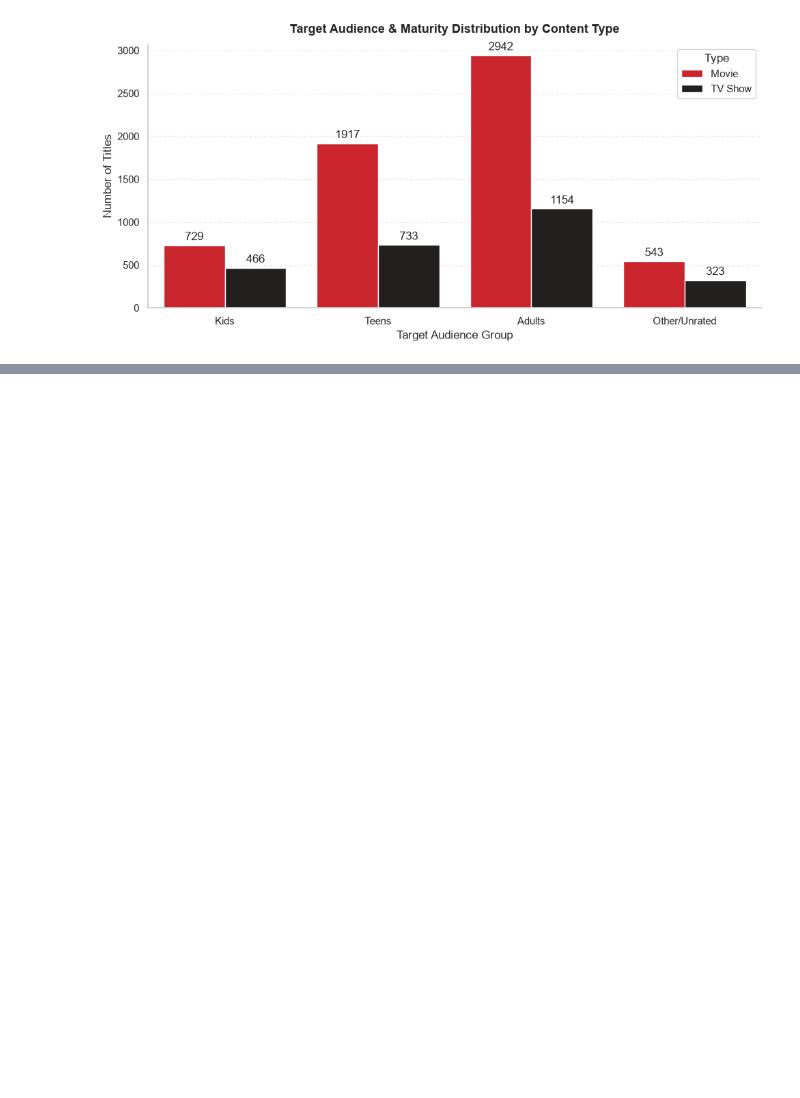
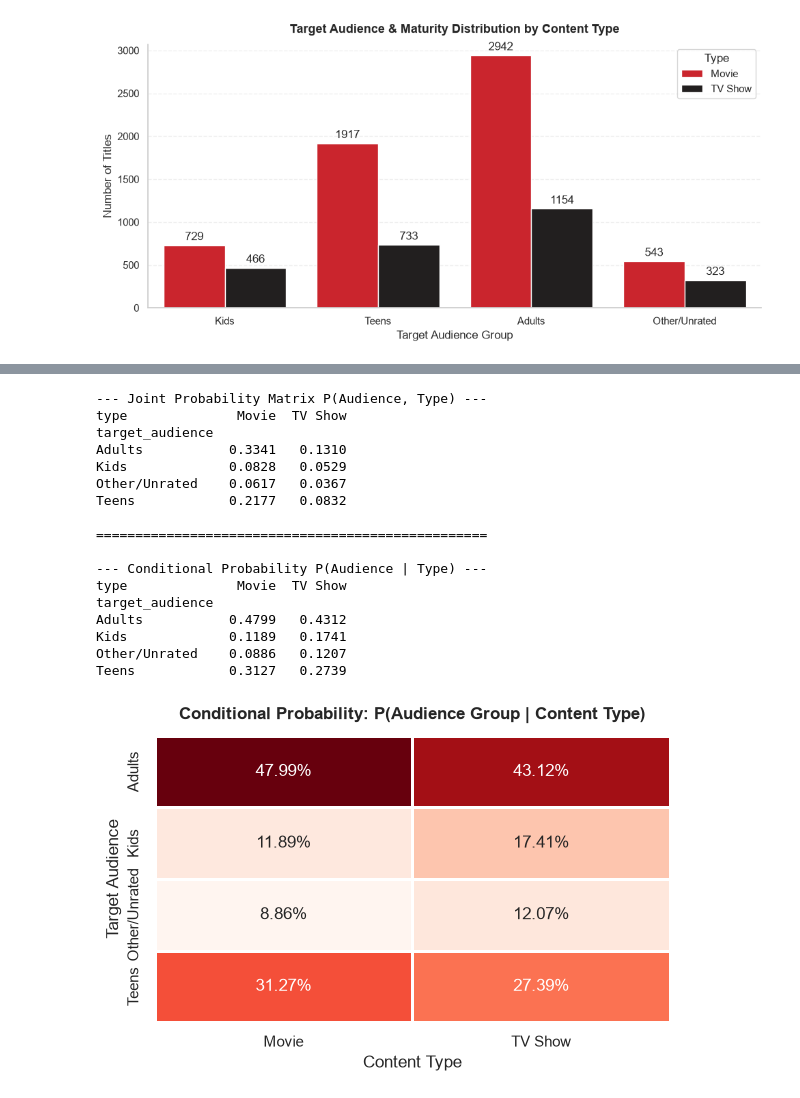
Before and after one commit to rajanshresth/ds_project, a Jupyter notebook: EDA/catalogue_analysis.ipynb, the cells around one changed output, grey strips where cells are left out. Cells and saved outputs as stored; diff of their text form; code cells hidden in the pictures; blank space fills up the shorter version.

```diff
--- a/EDA/catalogue_analysis.ipynb
+++ b/EDA/catalogue_analysis.ipynb
@@ -364,0 +429,39 @@ plt.show()
+# %%
+# 1. Joint Probability Distribution Matrix (Sums to 1.0)
+joint_prob = pd.crosstab(df['target_audience'],df['type'],normalize='all')
+print("--- Joint Probability Matrix P(Audience, Type) ---")
+print(joint_prob.round(4))
+print("\n" + "="*50 + "\n")
+
+# 2. Conditional Probability P(Target Audience | Content Type)
+cond_prob_given_type = pd.crosstab(df['target_audience'],df['type'], normalize='columns')
+print("--- Conditional Probability P(Audience | Type) ---")
+print(cond_prob_given_type.round(4))
+
+# 3. Plot Conditional Probabilities Heatmap
+plt.figure(figsize=(6, 4))
+sns.heatmap(cond_prob_given_type, annot=True, fmt=".2%", cmap="Reds", cbar=False, linewidths=1, linecolor="white")
+plt.title('Conditional Probability: P(Audience Group | Content Type)', fontweight='bold', pad=12)
+plt.xlabel('Content Type')
+plt.ylabel('Target Audience')
+plt.tight_layout()
+plt.show()
+# %% [output]
+--- Joint Probability Matrix P(Audience, Type) ---
+type              Movie  TV Show
+target_audience
+Adults           0.3341   0.1310
+Kids             0.0828   0.0529
+Other/Unrated    0.0617   0.0367
+Teens            0.2177   0.0832
+
+==================================================
+
+--- Conditional Probability P(Audience | Type) ---
+type              Movie  TV Show
+target_audience
+Adults           0.4799   0.4312
+Kids             0.1189   0.1741
+Other/Unrated    0.0886   0.1207
+Teens            0.3127   0.2739
+[figure, added]
```
Also changed, not shown: parts of 45 cells of this notebook.
